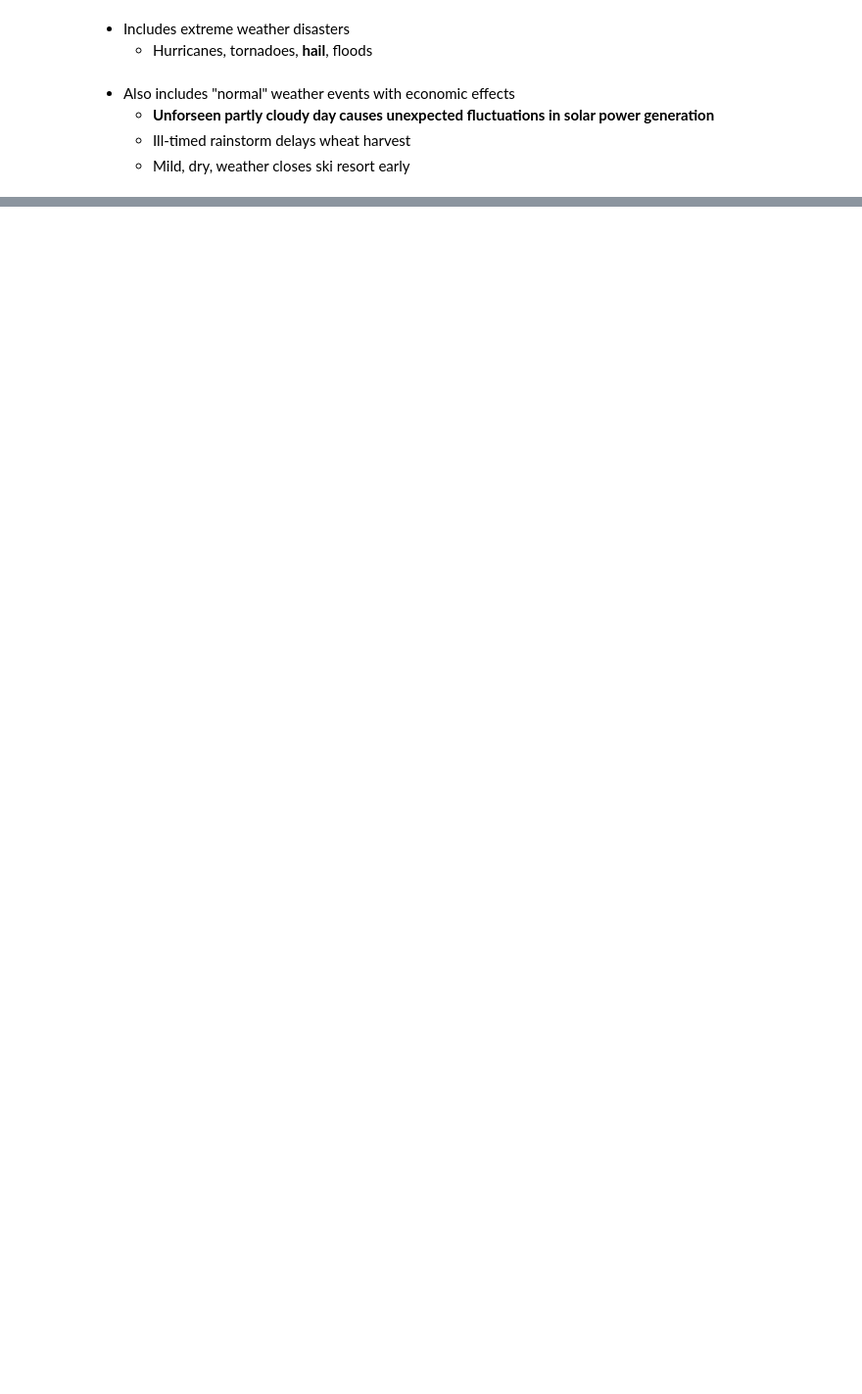
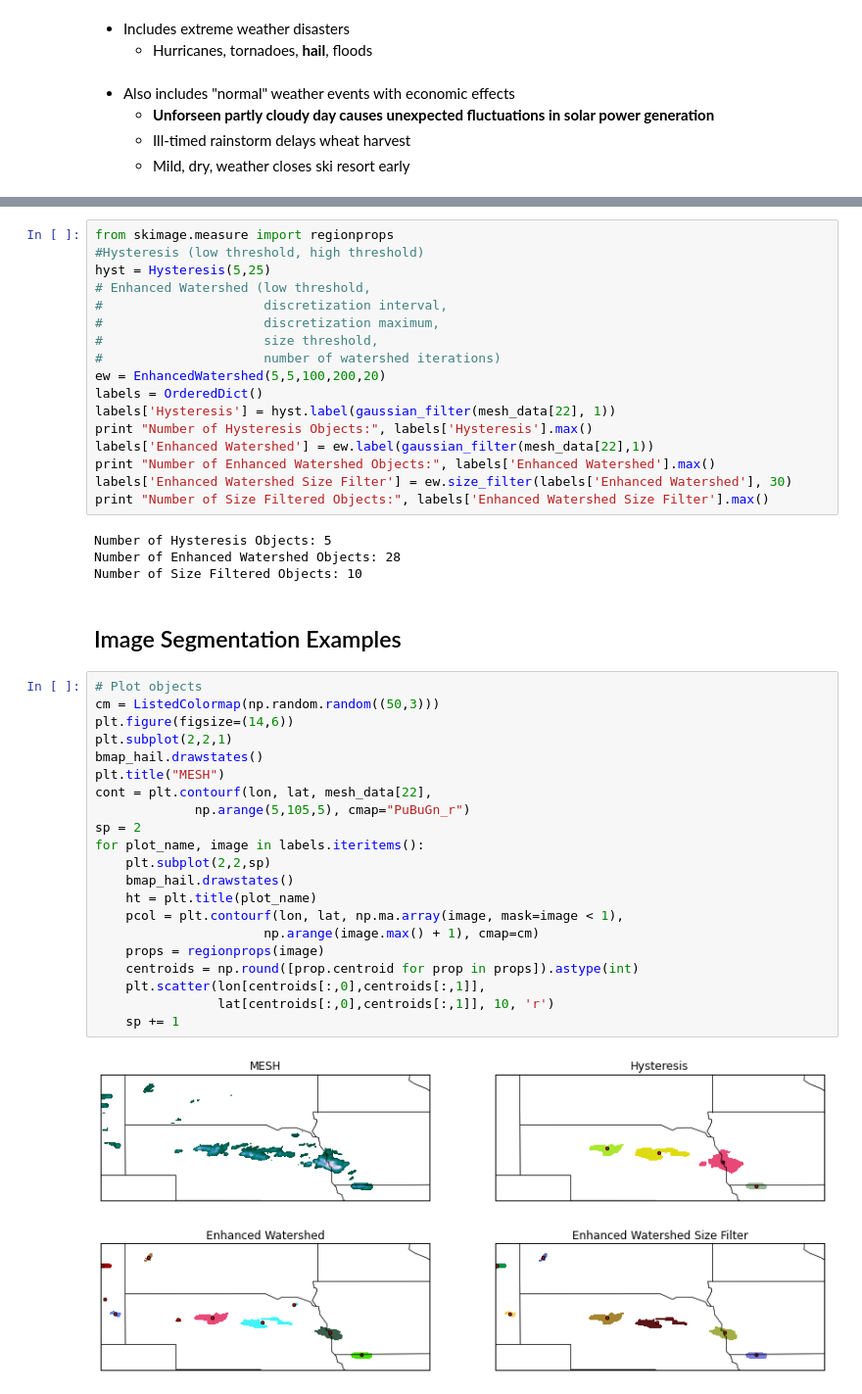
Before and after one commit to djgagne/ucar_sea_2015, a Jupyter notebook: Gagne_UCAR_SEA_Conference_Presentation.ipynb, the cells around one changed output, grey strips where cells are left out. Shown at 98% size. Drawn from its saved outputs; the diff is of its cells as text; blank space fills up the shorter version.

```diff
--- a/Gagne_UCAR_SEA_Conference_Presentation.ipynb
+++ b/Gagne_UCAR_SEA_Conference_Presentation.ipynb
@@ -153,0 +93,46 @@ gbr = GradientBoostingRegressor()
+# %%
+from skimage.measure import regionprops
+#Hysteresis (low threshold, high threshold)
+hyst = Hysteresis(5,25)
+# Enhanced Watershed (low threshold,
+#                     discretization interval,
+#                     discretization maximum,
+#                     size threshold,
+#                     number of watershed iterations)
+ew = EnhancedWatershed(5,5,100,200,20)
+labels = OrderedDict()
+labels['Hysteresis'] = hyst.label(gaussian_filter(mesh_data[22], 1))
+print "Number of Hysteresis Objects:", labels['Hysteresis'].max()
+labels['Enhanced Watershed'] = ew.label(gaussian_filter(mesh_data[22],1))
+print "Number of Enhanced Watershed Objects:", labels['Enhanced Watershed'].max()
+labels['Enhanced Watershed Size Filter'] = ew.size_filter(labels['Enhanced Watershed'], 30)
+print "Number of Size Filtered Objects:", labels['Enhanced Watershed Size Filter'].max()
+# %% [output]
+Number of Hysteresis Objects: 5
+Number of Enhanced Watershed Objects: 28
+Number of Size Filtered Objects: 10
+# %% [markdown]
+## Image Segmentation Examples
+# %%
+# Plot objects
+cm = ListedColormap(np.random.random((50,3)))
+plt.figure(figsize=(14,6))
+plt.subplot(2,2,1)
+bmap_hail.drawstates()
+plt.title("MESH")
+cont = plt.contourf(lon, lat, mesh_data[22],
+             np.arange(5,105,5), cmap="PuBuGn_r")
+sp = 2
+for plot_name, image in labels.iteritems():
+    plt.subplot(2,2,sp)
+    bmap_hail.drawstates()
+    ht = plt.title(plot_name)
+    pcol = plt.contourf(lon, lat, np.ma.array(image, mask=image < 1),
+                      np.arange(image.max() + 1), cmap=cm)
+    props = regionprops(image)
+    centroids = np.round([prop.centroid for prop in props]).astype(int)
+    plt.scatter(lon[centroids[:,0],centroids[:,1]],
+                lat[centroids[:,0],centroids[:,1]], 10, 'r')
+    sp += 1
+# %% [output]
+[figure, added]
```
Also changed, not shown: parts of 54 cells of this notebook, 1 other file.
